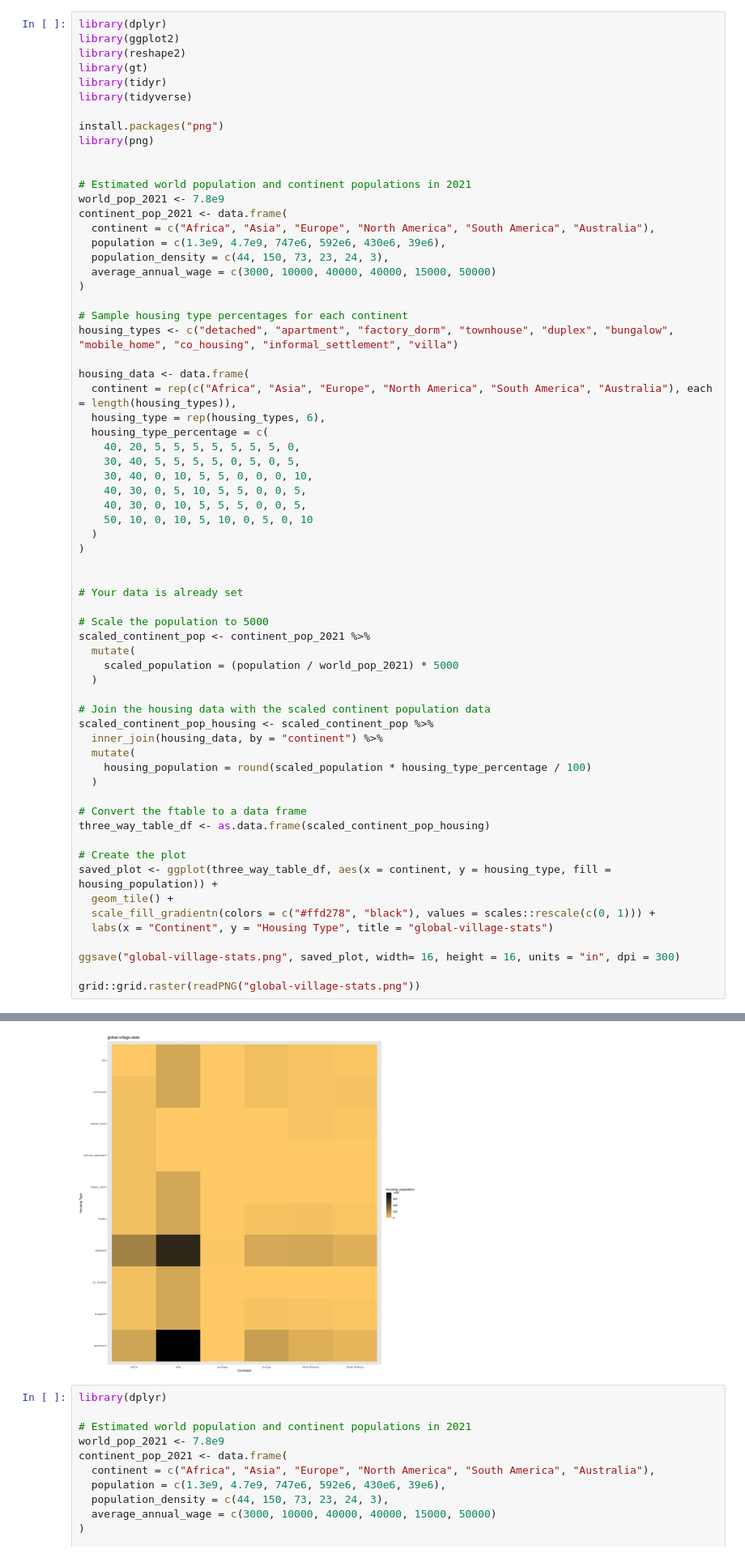
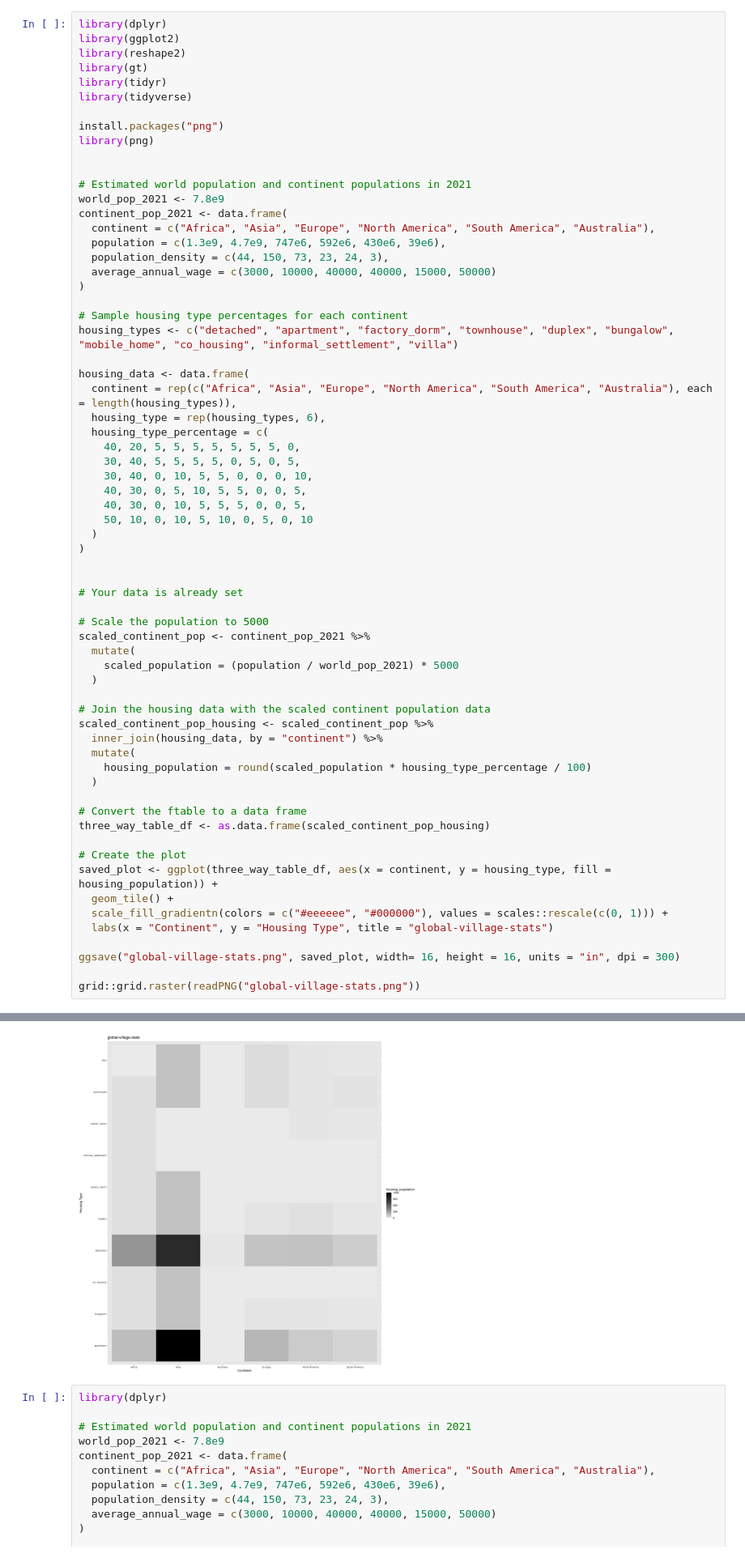
Before and after one commit to john-gangi-dialexa/global-village-stats, a Jupyter notebook: Untitled1.ipynb, the cells around one changed output, grey strips where cells are left out. Shown: that part at 81% size. Cells and saved outputs as stored; diff of their text form.

Commit message:
b/w heatmap for contrast

```diff
--- a/Untitled1.ipynb
+++ b/Untitled1.ipynb
@@ -38,35 +38,35 @@ housing_data <- data.frame(
 
 # Your data is already set
 
 # Scale the population to 5000
 scaled_continent_pop <- continent_pop_2021 %>%
   mutate(
     scaled_population = (population / world_pop_2021) * 5000
   )
 
 # Join the housing data with the scaled continent population data
 scaled_continent_pop_housing <- scaled_continent_pop %>%
   inner_join(housing_data, by = "continent") %>%
   mutate(
     housing_population = round(scaled_population * housing_type_percentage / 100)
   )
 
 # Convert the ftable to a data frame
 three_way_table_df <- as.data.frame(scaled_continent_pop_housing)
 
 # Create the plot
 saved_plot <- ggplot(three_way_table_df, aes(x = continent, y = housing_type, fill = housing_population)) +
   geom_tile() +
-  scale_fill_gradientn(colors = c("#ffd278", "black"), values = scales::rescale(c(0, 1))) +
+  scale_fill_gradientn(colors = c("#eeeeee", "#000000"), values = scales::rescale(c(0, 1))) +
   labs(x = "Continent", y = "Housing Type", title = "global-village-stats")
 
 ggsave("global-village-stats.png", saved_plot, width= 16, height = 16, units = "in", dpi = 300)
 
 grid::grid.raster(readPNG("global-village-stats.png"))
 # %% [output]
 The downloaded binary packages are in
         /var/folders/4n/vzp_j0lx35vdvg37_j9kwnj00000gp/T//Rtmpr4TnG6/downloaded_packages
-[figure, old version]
+[figure, new version]
 # %%
 library(dplyr)
 
```
Also changed, not shown: 1 other file.
